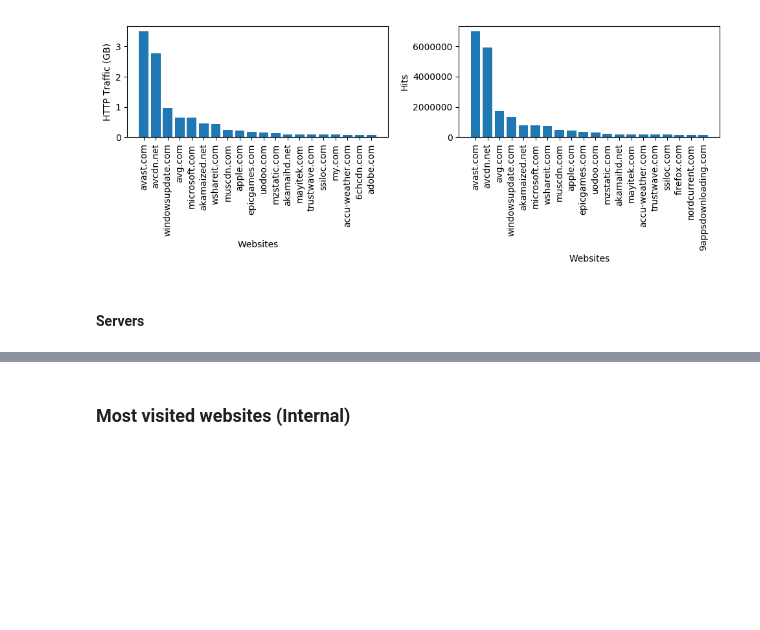
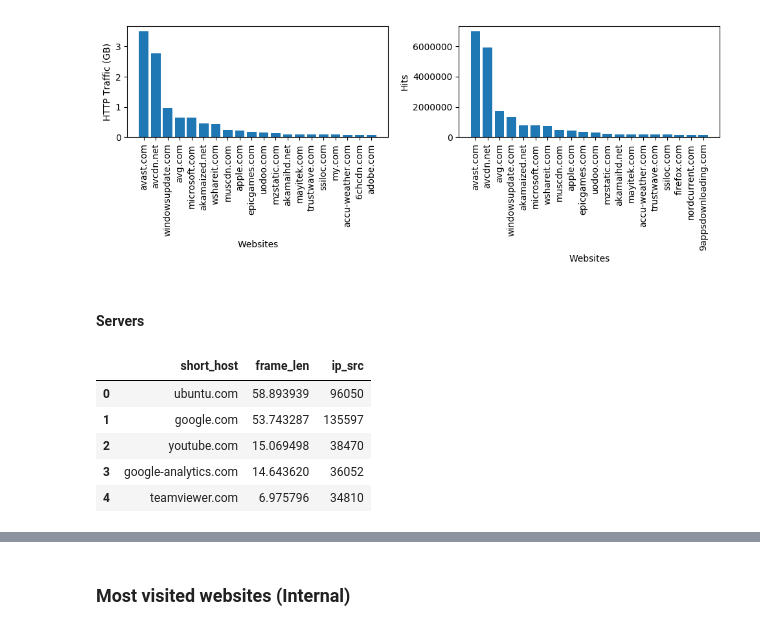
Before and after one commit to amreesh/inethi-traffic-analysis, a Jupyter notebook: web-traffic-analysis.ipynb, the cells around one changed output, grey strips where cells are left out. Cells and saved outputs as stored; diff of their text form; code cells hidden in the pictures; blank space fills up the shorter version.

```diff
--- a/web-traffic-analysis.ipynb
+++ b/web-traffic-analysis.ipynb
@@ -365,3 +347,13 @@ df_mh_hosts.sort_values(['ip_src'], ascending=False, inplace=True)
+# %%
+df_mhv_hosts.sort_values(by=['frame_len'], ascending=False, inplace=True)
+df_mhv_hosts.head()
+# %% [output]
+|  | short_host | frame_len | ip_src |
+| 0 | ubuntu.com | 58.893939 | 96050 |
+| 1 | google.com | 53.743287 | 135597 |
+| 2 | youtube.com | 15.069498 | 38470 |
+| 3 | google-analytics.com | 14.643620 | 36052 |
+| 4 | teamviewer.com | 6.975796 | 34810 |
 # %%
 fig, axes = plt.subplots(ncols=2, nrows=1, figsize=(10,4))
 
```
Also changed, not shown: parts of 14 cells of this notebook, 2 other files.
